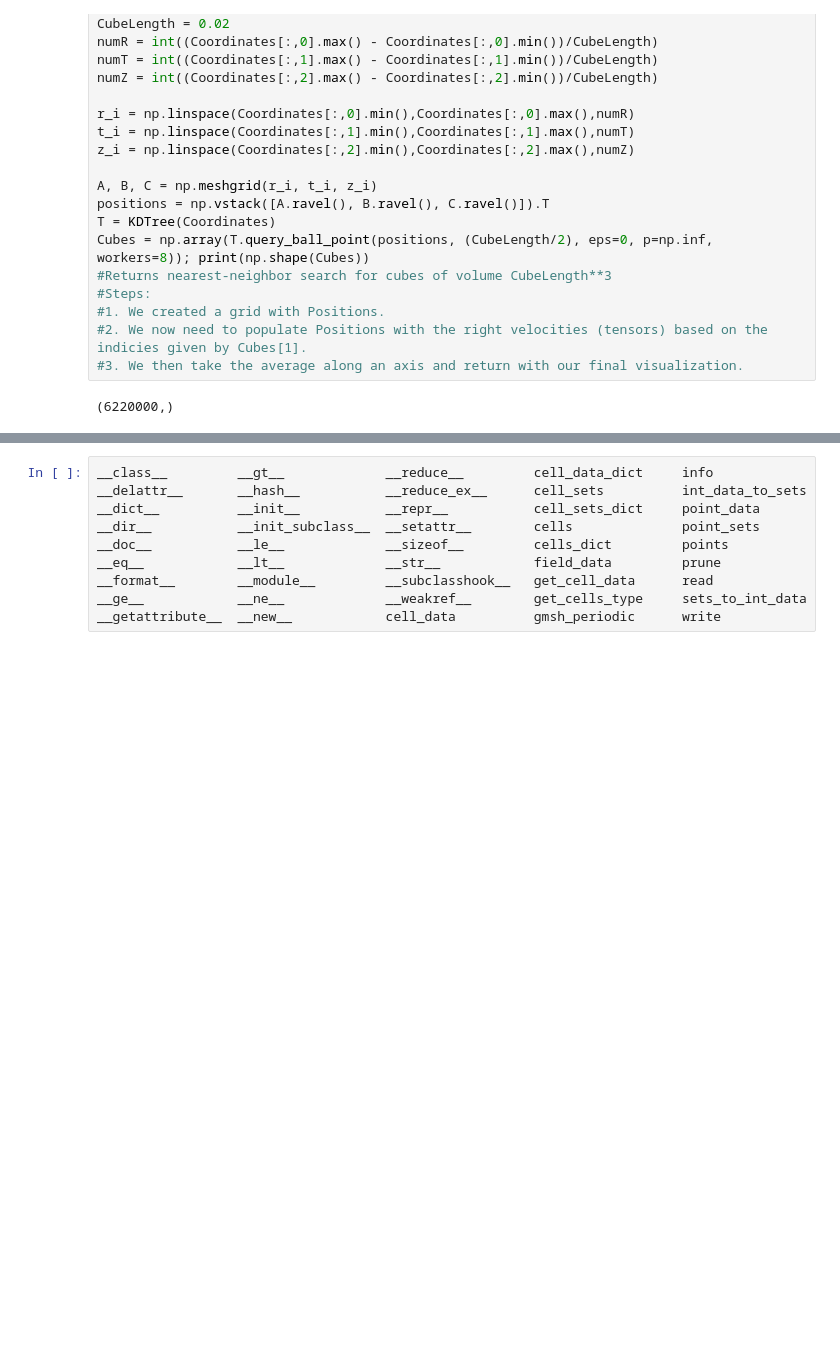
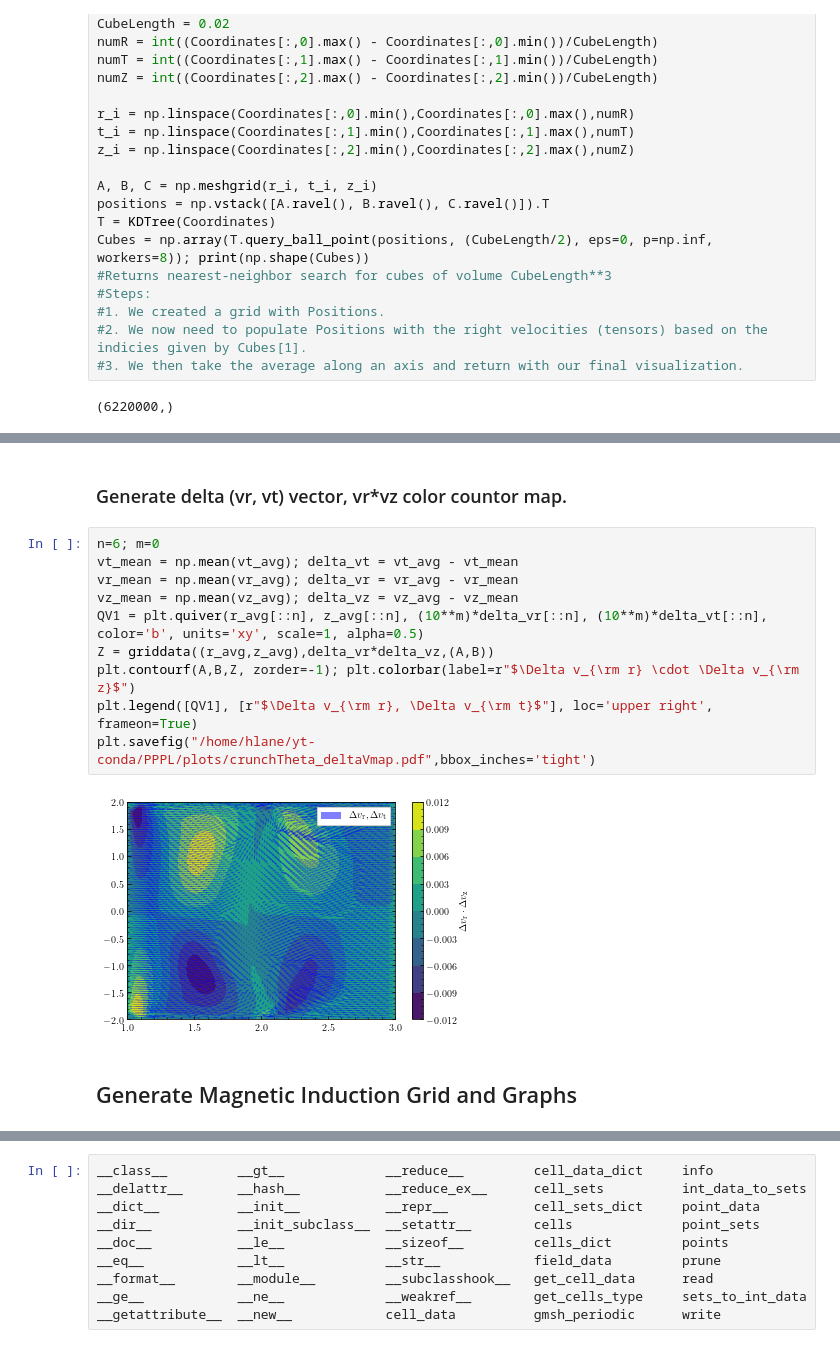
Before and after one commit to hlane17/notebooks, a Jupyter notebook: crunchTheta.ipynb, the cells around one changed output, grey strips where cells are left out. Saved outputs shown, nothing was run; the diff lists cells and outputs as text; blank space fills up the shorter version.

```diff
--- a/crunchTheta.ipynb
+++ b/crunchTheta.ipynb
@@ -367,0 +94,16 @@ M.D(pos)
+# %% [markdown]
+### Generate delta (vr, vt) vector, vr*vz color countor map.
+# %%
+n=6; m=0
+vt_mean = np.mean(vt_avg); delta_vt = vt_avg - vt_mean
+vr_mean = np.mean(vr_avg); delta_vr = vr_avg - vr_mean
+vz_mean = np.mean(vz_avg); delta_vz = vz_avg - vz_mean
+QV1 = plt.quiver(r_avg[::n], z_avg[::n], (10**m)*delta_vr[::n], (10**m)*delta_vt[::n], color='b', units='xy', scale=1, alpha=0.5)
+Z = griddata((r_avg,z_avg),delta_vr*delta_vz,(A,B))
+plt.contourf(A,B,Z, zorder=-1); plt.colorbar(label=r"$\Delta v_{\rm r} \cdot \Delta v_{\rm z}$")
+plt.legend([QV1], [r"$\Delta v_{\rm r}, \Delta v_{\rm t}$"], loc='upper right', frameon=True)
+plt.savefig("/home/hlane/yt-conda/PPPL/plots/crunchTheta_deltaVmap.pdf",bbox_inches='tight')
+# %% [output]
+[figure, added]
+# %% [markdown]
+## Generate Magnetic Induction Grid and Graphs
```
Also changed, not shown: parts of 54 cells of this notebook, 1 other file.
